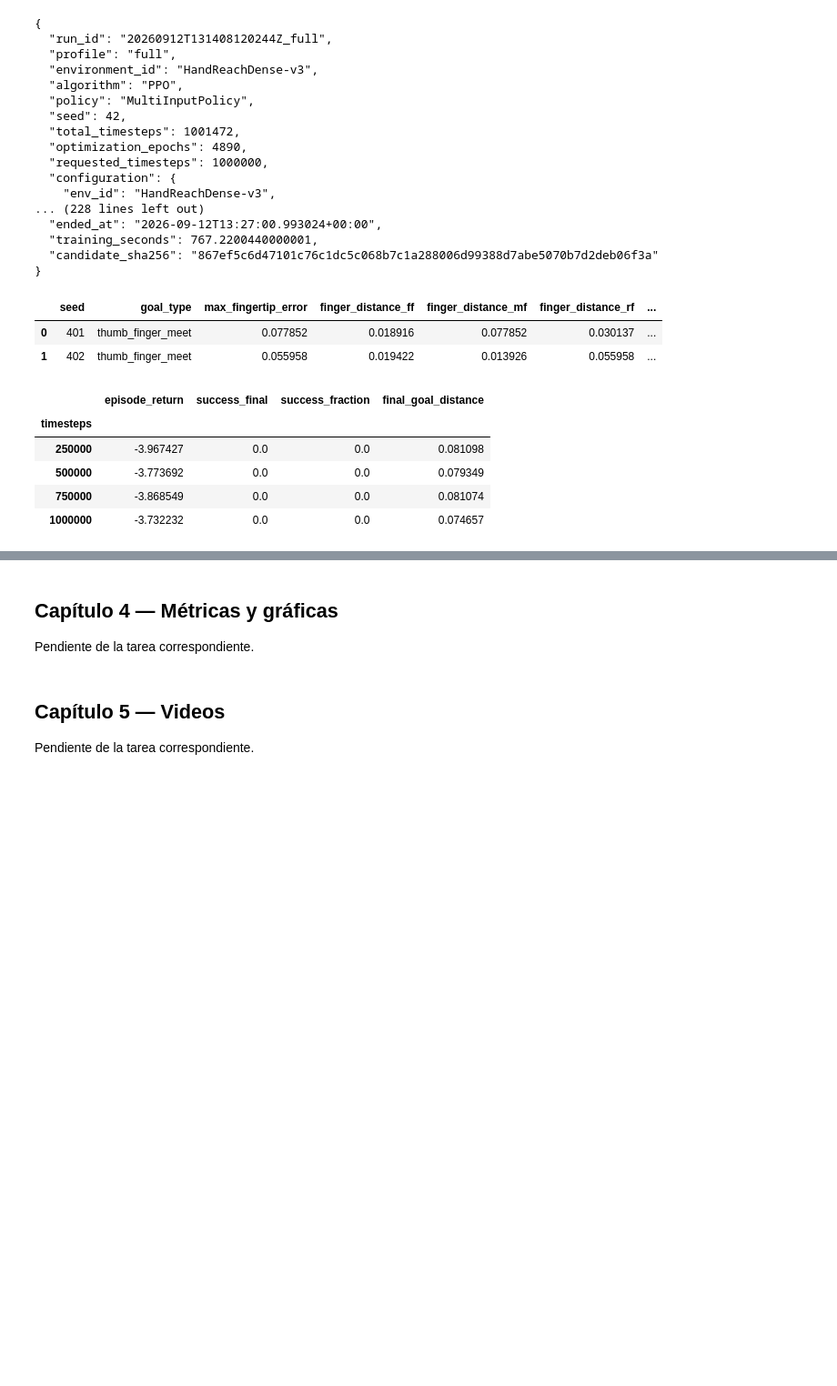
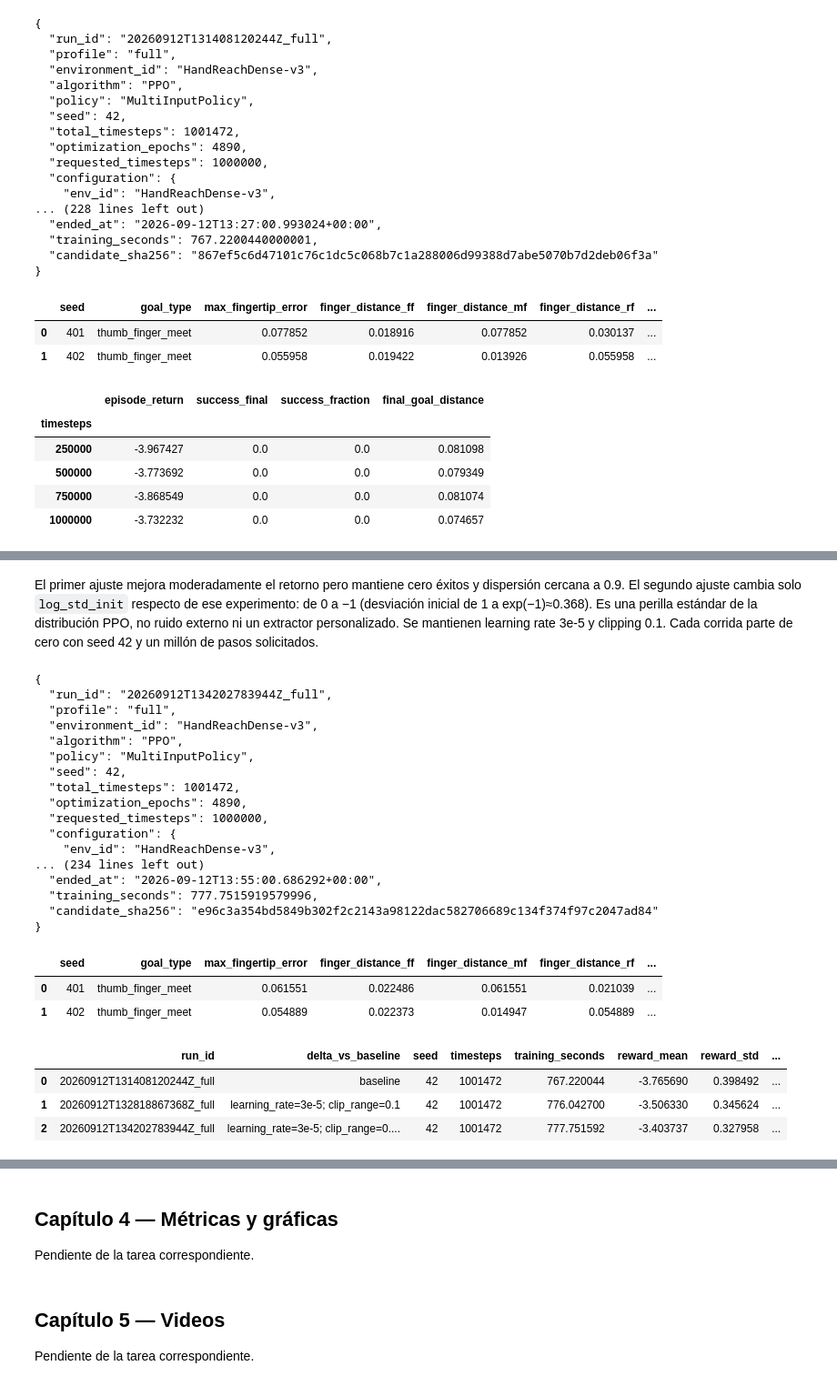
Before and after one commit to j-mauro-r/reinforcement_learning_reto_2, a Jupyter notebook: 3-HandReachDense/HandReachDense.ipynb, the cells around one changed output, grey strips where cells are left out. Shown at 91% size. Drawn from its saved outputs; the diff is of its cells as text; code cells hidden in the pictures; blank space fills up the shorter version.

Commit message:
3-HandReachDense

```diff
--- a/3-HandReachDense/HandReachDense.ipynb
+++ b/3-HandReachDense/HandReachDense.ipynb
@@ -61,6 +61,8 @@ CONFIG = {
     "ppo": {"learning_rate": 3e-4, "n_steps": 2048, "batch_size": 256,
             "n_epochs": 10, "gamma": 0.99, "gae_lambda": 0.95, "clip_range": 0.2,
             "ent_coef": 0.0, "vf_coef": 0.5, "max_grad_norm": 0.5, "normalize_advantage": True},
+    "tuning_adjustment_1": {"learning_rate": 3e-5, "clip_range": 0.1},
+    "log_std_init": 0.0, "tuning_adjustment_2_log_std_init": -1.0,
     "net_arch": {"pi": [256, 256], "vf": [256, 256]},
 }
 MODEL_FOLDER = "3-HandReachDense"
@@ -315,7 +317,8 @@ def build_model(train_env, profile):
     """
     assert profile in CONFIG["profiles"]
     return PPO(CONFIG["policy"], train_env, **CONFIG["ppo"],
-               policy_kwargs={"net_arch": CONFIG["net_arch"], "activation_fn": torch.nn.ReLU},
+               policy_kwargs={"net_arch": CONFIG["net_arch"], "activation_fn": torch.nn.ReLU,
+                              "log_std_init": CONFIG["log_std_init"]},
                seed=CONFIG["train_seed"], device=CONFIG["device"], verbose=0)
 
 
@@ -419,7 +422,7 @@ def train_model(profile):
                     "algorithm": CONFIG["algorithm"], "policy": CONFIG["policy"],
                     "seed": CONFIG["train_seed"], "total_timesteps": model.num_timesteps,
                     "optimization_epochs": model._n_updates,
-                    "requested_timesteps": CONFIG["profiles"][profile]["timesteps"], "configuration": CONFIG,
+                    "requested_timesteps": CONFIG["profiles"][profile]["timesteps"], "configuration": json.loads(json.dumps(CONFIG)),
                     "versions": VERSIONS, "python": platform.python_version(),
                     "hardware": platform.platform() + " " + platform.machine(),
                     "device": CONFIG["device"], "started_at": started_at,
@@ -591,0 +659,40 @@ else:
+# %% [markdown]
+El primer ajuste mejora moderadamente el retorno pero mantiene cero éxitos y dispersión cercana a 0.9. El segundo ajuste cambia solo `log_std_init` respecto de ese experimento: de 0 a −1 (desviación inicial de 1 a exp(−1)≈0.368). Es una perilla estándar de la distribución PPO, no ruido externo ni un extractor personalizado. Se mantienen learning rate 3e-5 y clipping 0.1. Cada corrida parte de cero con seed 42 y un millón de pasos solicitados.
+# %%
+if CONFIG["profile"] == "full":
+    experiments_df = pd.read_csv(RESULTS_DIR / "experiments.csv")
+    assert len(experiments_df) == 2
+    CONFIG["ppo"].update(CONFIG["tuning_adjustment_1"])
+    CONFIG["log_std_init"] = CONFIG["tuning_adjustment_2_log_std_init"]
+    tuning2_run_dir, tuning2_metadata = train_model("full")
+    # The candidate summary uses exactly the same ten tuning seeds.
+    row = summarize_candidate(tuning2_run_dir, "learning_rate=3e-5; clip_range=0.1; log_std_init=-1")
+    experiments_df = pd.concat([experiments_df, pd.DataFrame([row])], ignore_index=True)
+    assert len(experiments_df) == 3
+    experiments_df.to_csv(RESULTS_DIR / "experiments.csv", index=False)
+    display(experiments_df)
+# %% [output]
+{
+  "run_id": "20260912T134202783944Z_full",
+  "profile": "full",
+  "environment_id": "HandReachDense-v3",
+  "algorithm": "PPO",
+  "policy": "MultiInputPolicy",
+  "seed": 42,
+  "total_timesteps": 1001472,
+  "optimization_epochs": 4890,
+  "requested_timesteps": 1000000,
+  "configuration": {
+    "env_id": "HandReachDense-v3",
+... (234 lines left out)
+  "ended_at": "2026-09-12T13:55:00.686292+00:00",
+  "training_seconds": 777.7515919579996,
+  "candidate_sha256": "e96c3a354bd5849b302f2c2143a98122dac582706689c134f374f97c2047ad84"
+}
+|  | seed | goal_type | max_fingertip_error | finger_distance_ff | finger_distance_mf | finger_distance_rf | ... |
+| 0 | 401 | thumb_finger_meet | 0.061551 | 0.022486 | 0.061551 | 0.021039 | ... |
+| 1 | 402 | thumb_finger_meet | 0.054889 | 0.022373 | 0.014947 | 0.054889 | ... |
+|  | run_id | delta_vs_baseline | seed | timesteps | training_seconds | reward_mean | reward_std | ... |
+| 0 | 20260912T131408120244Z_full | baseline | 42 | 1001472 | 767.220044 | -3.765690 | 0.398492 | ... |
+| 1 | 20260912T132818867368Z_full | learning_rate=3e-5; clip_range=0.1 | 42 | 1001472 | 776.042700 | -3.506330 | 0.345624 | ... |
+| 2 | 20260912T134202783944Z_full | learning_rate=3e-5; clip_range=0.... | 42 | 1001472 | 777.751592 | -3.403737 | 0.327958 | ... |
```
Also changed, not shown: parts of 4 cells of this notebook, 14 other files.
